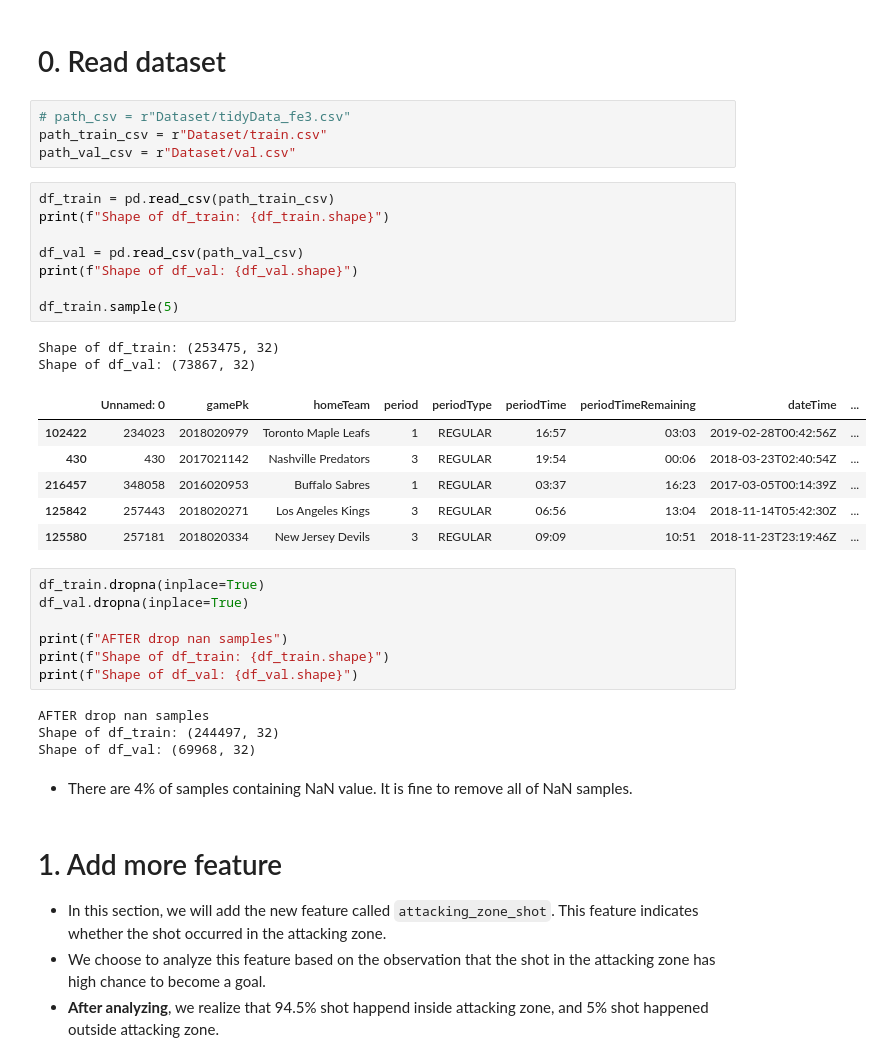
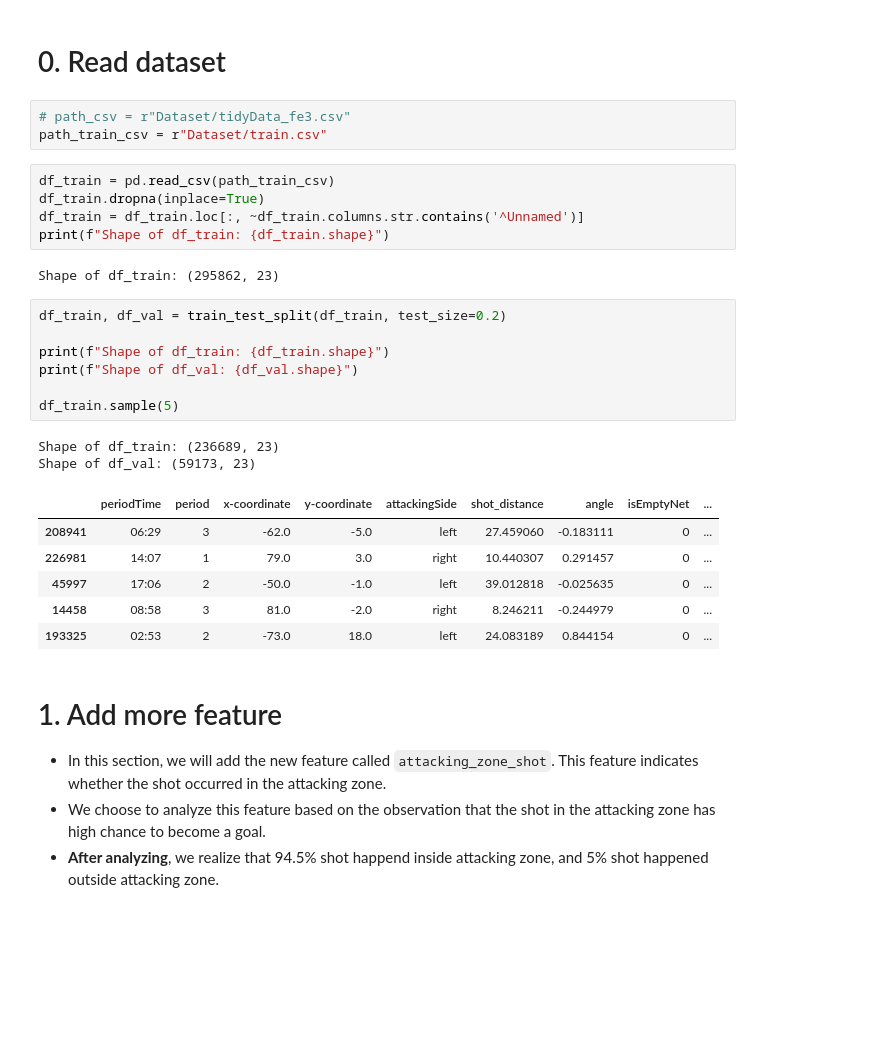
Before and after one commit to Arminhosseini/IFT6758_project, a Jupyter notebook: best_shot_model.ipynb, the cells around one changed output. Saved outputs shown, nothing was run; the diff lists cells and outputs as text; blank space fills up the shorter version.

Commit message:
add best shot model

```diff
--- a/best_shot_model.ipynb
+++ b/best_shot_model.ipynb
@@ -20,37 +30,29 @@ from sklearn.model_selection import GridSearchCV
 # %%
 # path_csv = r"Dataset/tidyData_fe3.csv"
 path_train_csv = r"Dataset/train.csv"
-path_val_csv = r"Dataset/val.csv"
+# %%
+df_train = pd.read_csv(path_train_csv)
+df_train.dropna(inplace=True)
+df_train = df_train.loc[:, ~df_train.columns.str.contains('^Unnamed')]
+print(f"Shape of df_train: {df_train.shape}")
+# %% [output]
+Shape of df_train: (295862, 23)
 # %%
-df_train = pd.read_csv(path_train_csv)
+df_train, df_val = train_test_split(df_train, test_size=0.2)
+
 print(f"Shape of df_train: {df_train.shape}")
-
-df_val = pd.read_csv(path_val_csv)
 print(f"Shape of df_val: {df_val.shape}")
 
 df_train.sample(5)
 # %% [output]
-Shape of df_train: (253475, 32)
-Shape of df_val: (73867, 32)
+Shape of df_train: (236689, 23)
+Shape of df_val: (59173, 23)
-|  | Unnamed: 0 | gamePk | homeTeam | period | periodType | periodTime | periodTimeRemaining | dateTime | ... |
-| 102422 | 234023 | 2018020979 | Toronto Maple Leafs | 1 | REGULAR | 16:57 | 03:03 | 2019-02-28T00:42:56Z | ... |
-| 430 | 430 | 2017021142 | Nashville Predators | 3 | REGULAR | 19:54 | 00:06 | 2018-03-23T02:40:54Z | ... |
-| 216457 | 348058 | 2016020953 | Buffalo Sabres | 1 | REGULAR | 03:37 | 16:23 | 2017-03-05T00:14:39Z | ... |
-| 125842 | 257443 | 2018020271 | Los Angeles Kings | 3 | REGULAR | 06:56 | 13:04 | 2018-11-14T05:42:30Z | ... |
-| 125580 | 257181 | 2018020334 | New Jersey Devils | 3 | REGULAR | 09:09 | 10:51 | 2018-11-23T23:19:46Z | ... |
+|  | periodTime | period | x-coordinate | y-coordinate | attackingSide | shot_distance | angle | isEmptyNet | ... |
+| 208941 | 06:29 | 3 | -62.0 | -5.0 | left | 27.459060 | -0.183111 | 0 | ... |
+| 226981 | 14:07 | 1 | 79.0 | 3.0 | right | 10.440307 | 0.291457 | 0 | ... |
+| 45997 | 17:06 | 2 | -50.0 | -1.0 | left | 39.012818 | -0.025635 | 0 | ... |
+| 14458 | 08:58 | 3 | 81.0 | -2.0 | right | 8.246211 | -0.244979 | 0 | ... |
+| 193325 | 02:53 | 2 | -73.0 | 18.0 | left | 24.083189 | 0.844154 | 0 | ... |
-# %%
-df_train.dropna(inplace=True)
-df_val.dropna(inplace=True)
-
-print(f"AFTER drop nan samples")
-print(f"Shape of df_train: {df_train.shape}")
-print(f"Shape of df_val: {df_val.shape}")
-# %% [output]
-AFTER drop nan samples
-Shape of df_train: (244497, 32)
-Shape of df_val: (69968, 32)
-# %% [markdown]
-- There are 4% of samples containing NaN value. It is fine to remove all of NaN samples.
 # %% [markdown]
 # 1. Add more feature
 
```
Also changed, not shown: parts of 52 cells of this notebook, 10 other files.
